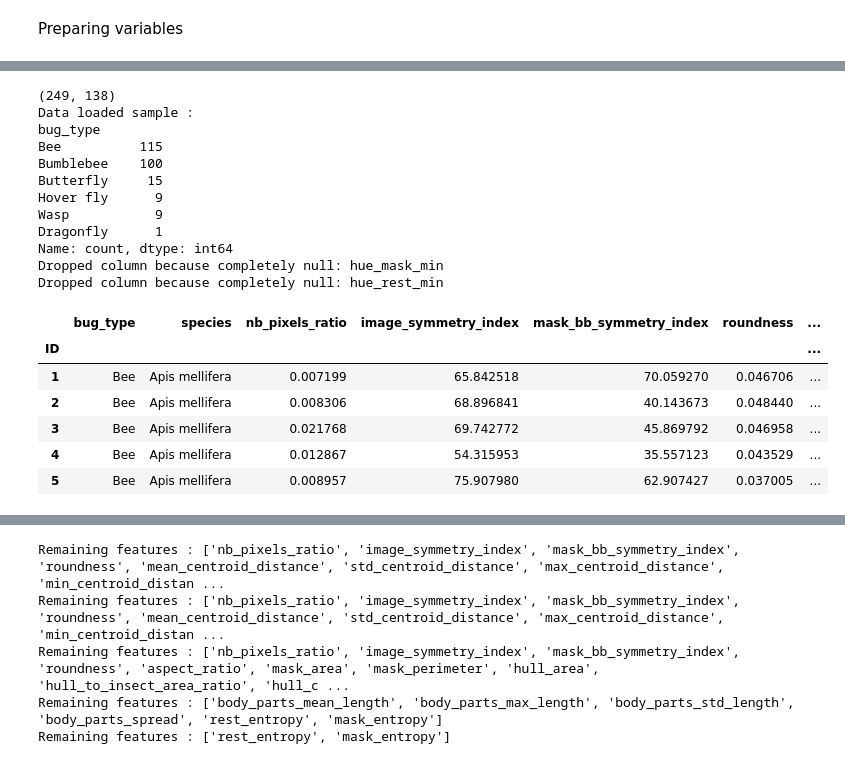
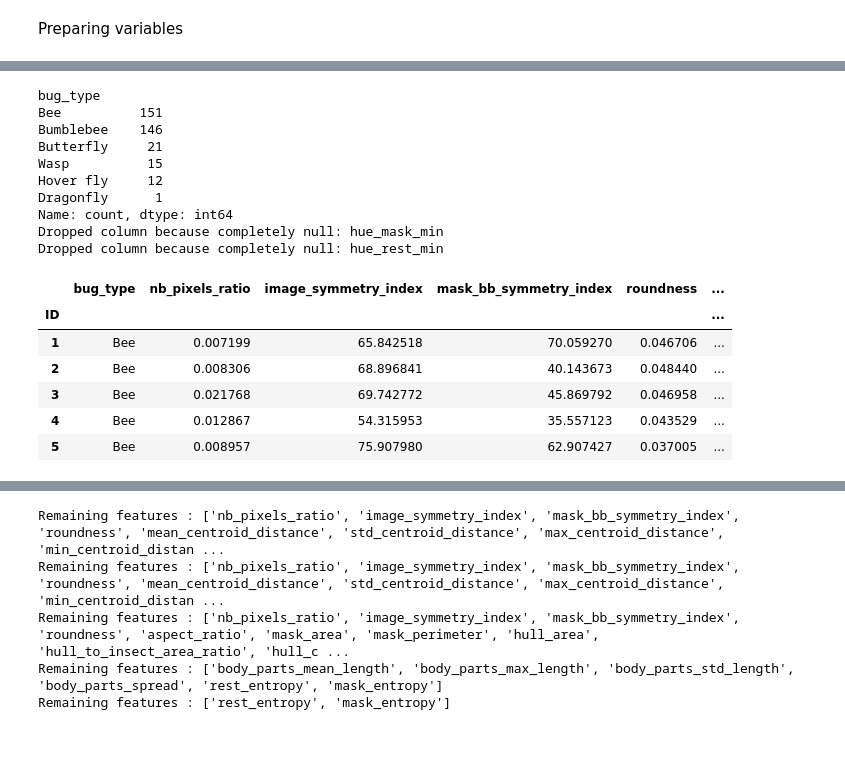
Before and after one commit to alexisvafiadis/Bug-Images-Data-Analysis-And-Type-Classification, a Jupyter notebook: 6_test_prediction.ipynb, the cells around one changed output, grey strips where cells are left out. Drawn from its saved outputs; the diff is of its cells as text; code cells hidden in the pictures.

```diff
--- a/6_test_prediction.ipynb
+++ b/6_test_prediction.ipynb
@@ -79,3 +79,10 @@ pd.set_option('display.max_rows', None)
 # Preparation (same as trainset)
 # %% [markdown]
 Preparing variables
+# %%
+path = 'data/'
+train_data = pd.read_csv(path + "processed_data.csv",header=0,index_col='ID')
+print('Data loaded sample : ')
+train_data.drop(['species'], axis=1, inplace=True)
+print(train_data.shape)
+train_data.head()
@@ -81,0 +99,5 @@ Preparing variables
+# %%
+test_data = pd.read_csv(path + "processed_test_data.csv",header=0,index_col=0)
+test_data.index.name = 'ID'
+print(test_data.shape)
+test_data.head()
@@ -81,0 +118,4 @@ Preparing variables
+# %%
+data = pd.concat([train_data, test_data], axis=0)
+print(data.shape)
+data.tail()
@@ -82,36 +131,29 @@ Preparing variables
 # %%
-path = 'data/'
-data = pd.read_csv(path + "processed_data.csv",header=0,index_col='ID')
-print(data.shape)
-print('Data loaded sample : ')
 RANDOM_STATE = 10
 print(data.bug_type.value_counts())
-
 data = data.drop(['mask_compactness'], axis=1)
 for col in data.columns:
     col_sum = data[col].sum()
     if col_sum == 0:
         print('Dropped column because completely null:', col)
         data.drop(col, axis=1, inplace=True)
 data.head()
 # %% [output]
-(249, 138)
-Data loaded sample :
 bug_type
-Bee          115
-Bumblebee    100
-Butterfly     15
-Hover fly      9
-Wasp           9
+Bee          151
+Bumblebee    146
+Butterfly     21
+Wasp          15
+Hover fly     12
 Dragonfly      1
 Name: count, dtype: int64
 Dropped column because completely null: hue_mask_min
 Dropped column because completely null: hue_rest_min
-|  | bug_type | species | nb_pixels_ratio | image_symmetry_index | mask_bb_symmetry_index | roundness | ... |
-| ID |  |  |  |  |  |  | ... |
-| 1 | Bee | Apis mellifera | 0.007199 | 65.842518 | 70.059270 | 0.046706 | ... |
-| 2 | Bee | Apis mellifera | 0.008306 | 68.896841 | 40.143673 | 0.048440 | ... |
-| 3 | Bee | Apis mellifera | 0.021768 | 69.742772 | 45.869792 | 0.046958 | ... |
-| 4 | Bee | Apis mellifera | 0.012867 | 54.315953 | 35.557123 | 0.043529 | ... |
-| 5 | Bee | Apis mellifera | 0.008957 | 75.907980 | 62.907427 | 0.037005 | ... |
+|  | bug_type | nb_pixels_ratio | image_symmetry_index | mask_bb_symmetry_index | roundness | ... |
+| ID |  |  |  |  |  | ... |
+| 1 | Bee | 0.007199 | 65.842518 | 70.059270 | 0.046706 | ... |
+| 2 | Bee | 0.008306 | 68.896841 | 40.143673 | 0.048440 | ... |
+| 3 | Bee | 0.021768 | 69.742772 | 45.869792 | 0.046958 | ... |
+| 4 | Bee | 0.012867 | 54.315953 | 35.557123 | 0.043529 | ... |
+| 5 | Bee | 0.008957 | 75.907980 | 62.907427 | 0.037005 | ... |
 # %%
```
Also changed, not shown: parts of 40 cells of this notebook, 4 other files.
